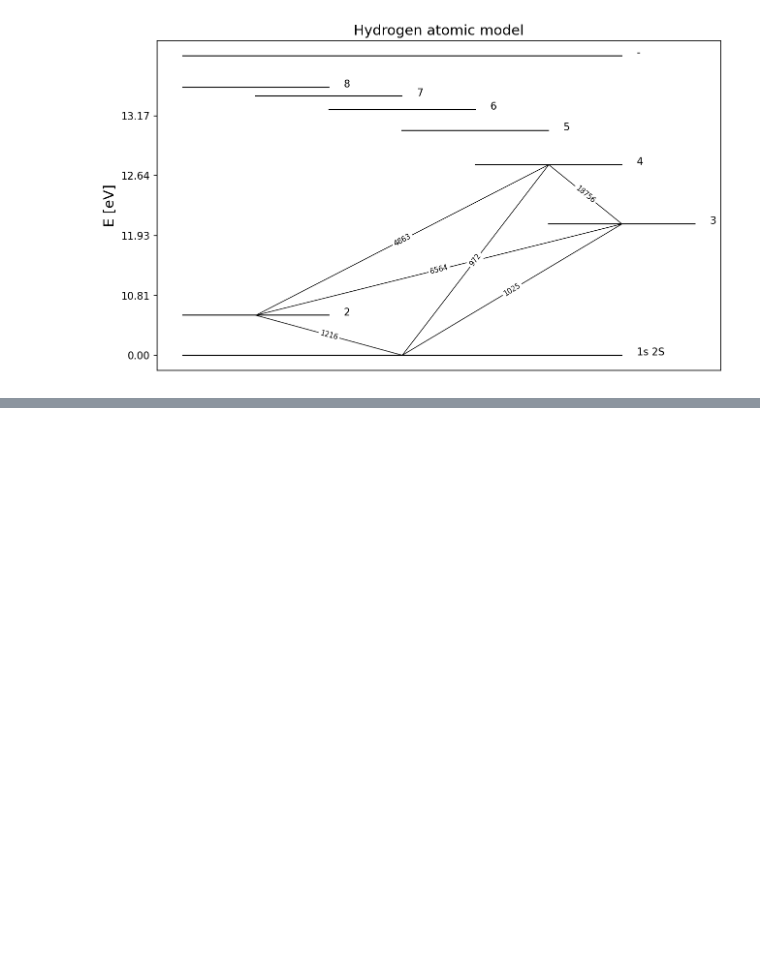
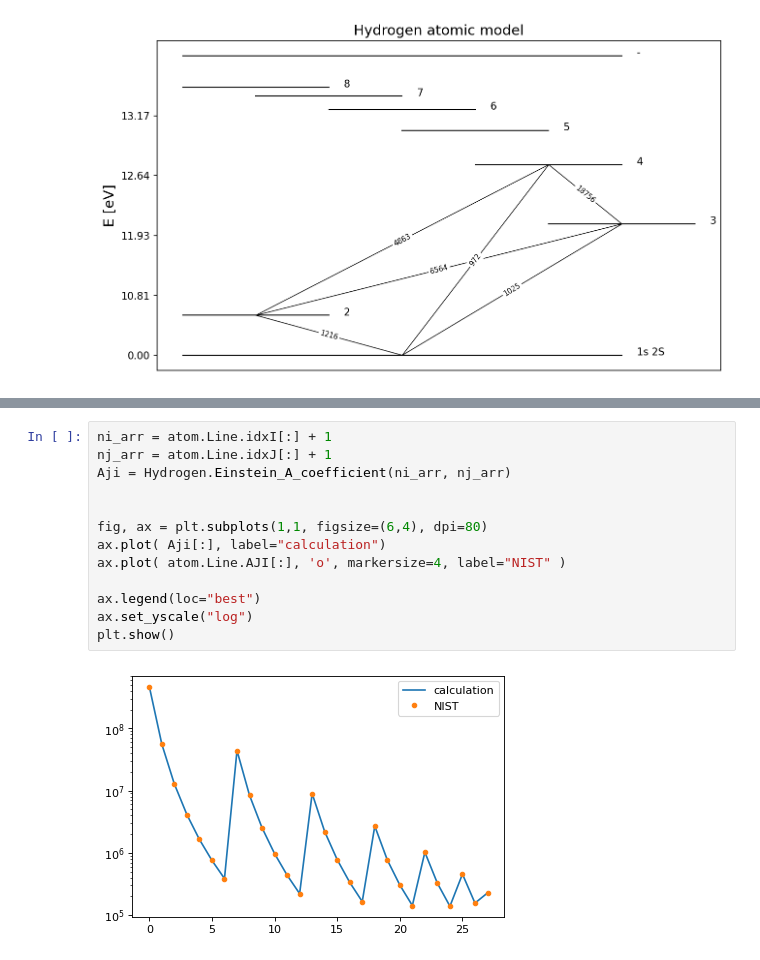
Before and after one commit to kouui/spectra-deprecated, a Jupyter notebook: notebooks/StatisticalEquilibrium/NIST_database_API_and_hydrogen_atom.ipynb, the cells around one changed output, grey strips where cells are left out. Cells and saved outputs as stored; diff of their text form; blank space fills up the shorter version.

```diff
--- a/notebooks/StatisticalEquilibrium/NIST_database_API_and_hydrogen_atom.ipynb
+++ b/notebooks/StatisticalEquilibrium/NIST_database_API_and_hydrogen_atom.ipynb
@@ -236,0 +243,15 @@ gro.show_fig()
+# %%
+ni_arr = atom.Line.idxI[:] + 1
+nj_arr = atom.Line.idxJ[:] + 1
+Aji = Hydrogen.Einstein_A_coefficient(ni_arr, nj_arr)
+
+
+fig, ax = plt.subplots(1,1, figsize=(6,4), dpi=80)
+ax.plot( Aji[:], label="calculation")
+ax.plot( atom.Line.AJI[:], 'o', markersize=4, label="NIST" )
+
+ax.legend(loc="best")
+ax.set_yscale("log")
+plt.show()
+# %% [output]
+[figure, added]
```
Also changed, not shown: parts of 9 cells of this notebook, 5 other files.
